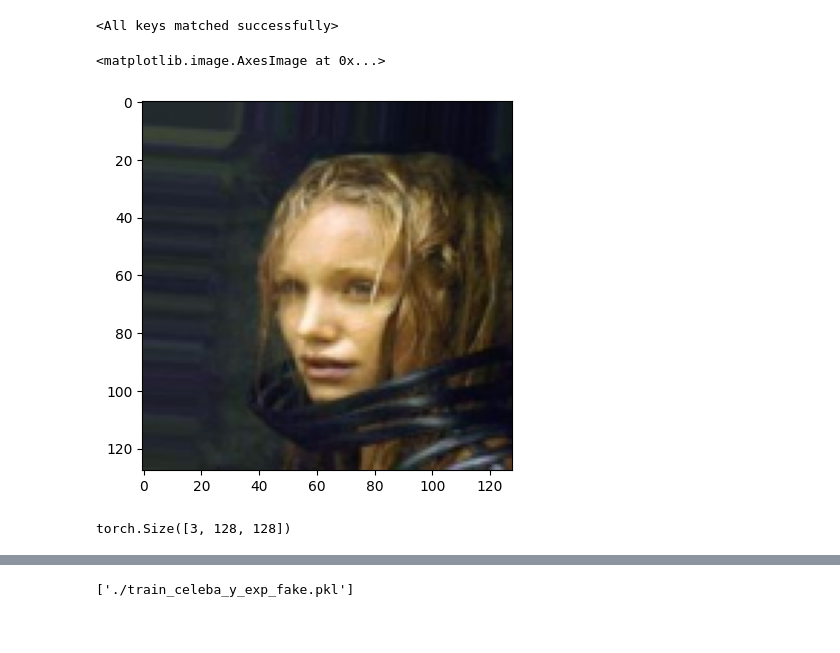
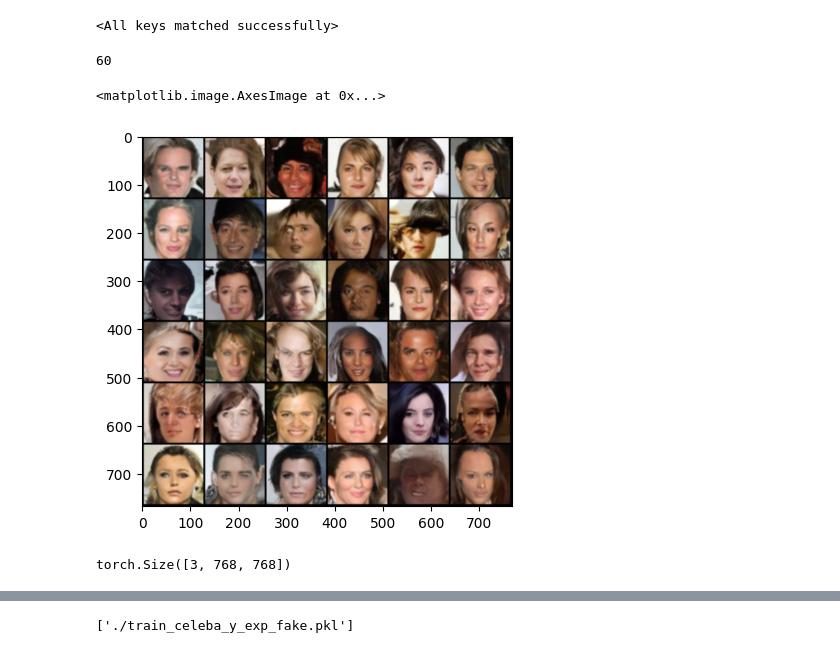
Before and after one commit to XUQIPAN/P3DM, a Jupyter notebook: eval_fake_celeba.ipynb, the cells around one changed output, grey strips where cells are left out. Cells and saved outputs as stored; diff of their text form; code cells hidden in the pictures.

Commit message:
eval_fake_celeba modification

```diff
--- a/eval_fake_celeba.ipynb
+++ b/eval_fake_celeba.ipynb
@@ -68,6 +68,6 @@ model = model.cuda()
 # base = 'exp/image_samples/xxxx_CELEBA_EXP_EXP02_K2_IMAGE_SIZE_128_BATCH_4_TWCII/'
 
 # should be changed to the path of generated celeba data
-base = '/data/local/qipan/exp_celeba/datasets/celeba/celeba/img_align_celeba'
+base = '/data/local/qipan/exp_celeba/logs/RANDOM_0116_CELEBA_EXP_EXP10_K256_IMAGE_SIZE_28_BATCH_128/samples'
 # %%
-images = glob(base + '/*')
+images = glob(base + '/image*')
@@ -74,22 +76,26 @@ images = glob(base + '/*')
+# %%
+len(images)
+# %% [output]
+60
 # %%
-x = Image.open(images[6])
+x = Image.open(images[0])
 
 transform=transforms.Compose([
-    transforms.Resize((128,128)),
+    transforms.Resize((128*6,128*6)),
     transforms.ToTensor()
 ])
 
 # transform=transforms.Compose([
 #     transforms.ToTensor()
 # ])
 
 x = transform(x)
 
 plt.imshow(x.permute(1,2,0))
 # %% [output]
 <matplotlib.image.AxesImage at 0x...>
-[figure, old version]
+[figure, new version]
 # %%
 x.shape
 # %% [output]
-torch.Size([3, 128, 128])
+torch.Size([3, 768, 768])
```
Also changed, not shown: parts of 7 cells of this notebook, 2 other files.
